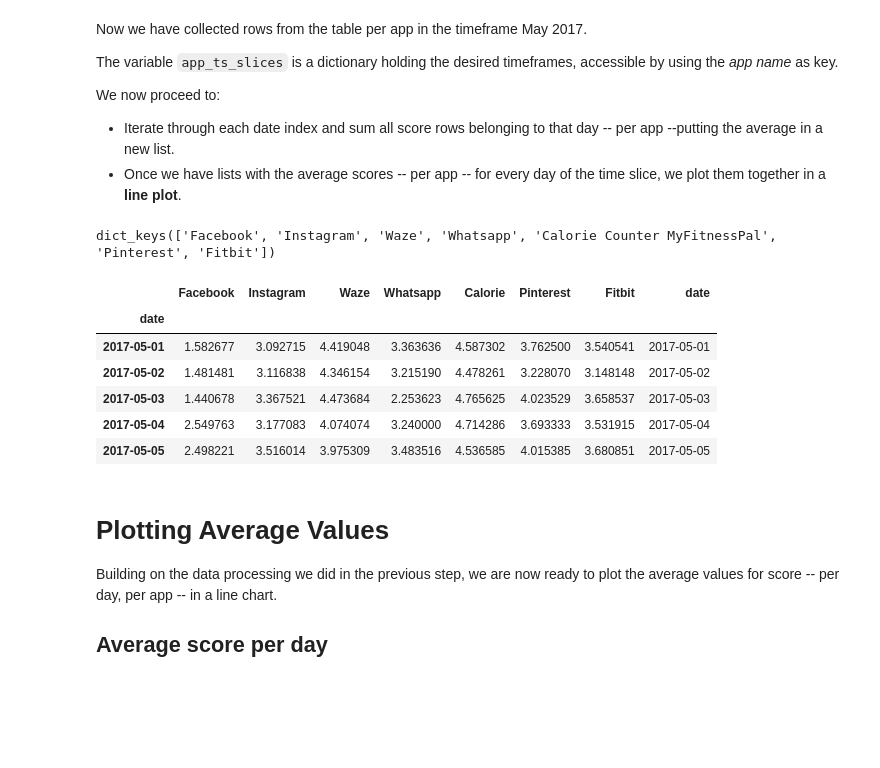
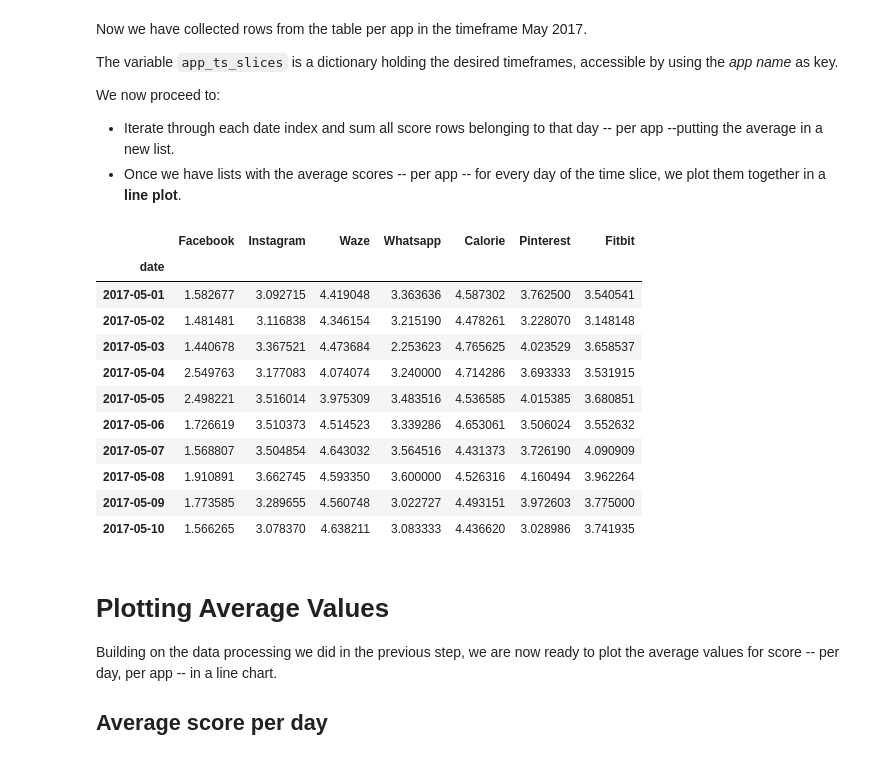
Before and after one commit to gohovd/twitter-anomales, a Jupyter notebook: Anomaly Detection in User Reviews.ipynb, the cells around one changed output. Cells and saved outputs as stored; diff of their text form; code cells hidden in the pictures; blank space fills up the shorter version.

```diff
--- a/Anomaly Detection in User Reviews.ipynb
+++ b/Anomaly Detection in User Reviews.ipynb
@@ -170,20 +116,15 @@ Pandas data structures for working with dates and times.
 # %%
 # The specific formatting of our 'date' column in table 'reviews'
-form = '%Y-%m-%d %H:%M:%S'
-app_ts = []
+form = '%Y-%m-%d'
 app_ts_dict = {}
 
 # Iterate over all DataFrames and add columns year, month, weekday
-for df in app_dfs:
-    df['date'] = pd.to_datetime(df['date'], format=form)
-    df = df.set_index(pd.DatetimeIndex(df['date']))
+for app, df in app_dfs.items():
     df['Year'] = df.index.year
     df['Month'] = df.index.month
     df['Weekday Name'] = df.index.weekday_name
-    app_ts.append(df)
-    app_ts_dict[df['app_name'][0]] = df;
+    app_ts_dict[app] = df;
 
 # Display sample
-app_ts[5].sample(5, random_state=0)
-app_ts[5].index
+app_ts_dict['Instagram'].sample(5, random_state=0)
 # %% [output]
@@ -281,46 +260,38 @@ We now proceed to:
 - Iterate through each date index and sum all score rows belonging to that day -- per app --putting the average in a new list.
 - Once we have lists with the average scores -- per app -- for every day of the time slice, we plot them together in a **line plot**.
 # %%
-print(app_ts_slices.keys())
+form = "%Y-%M-%D"
+date_range = pd.date_range("2017-05-01", "2017-05-30", freq="D") # MAY 2017
 
-date_range = pd.date_range("2017-05-01", "2017-05-30", freq="D")
-cols = app_ts_slices.keys()
+scores = {}
 
-scores = {
-    'Facebook': []
-}
-for app, df in app_ts_slices.items(): # go through each app name
-    scores[app] = [] # prepare a new entry in dictionary for the app
-    for single_date in date_range: # go through every date
-        app_scores = pd.read_sql_query('SELECT score ' # collect all scores on that date
-                             'FROM reviews '
-                             'WHERE date = (?) '
-                             'AND app_name = (?)',
-                              conn,
-                            params=(single_date.strftime(form), # param1: the date
-                                   app)) # param2: app name
+for app, df in app_ts_slices.items():
+    scores[app] = []
+    for single_date in date_range:
+        score_sum = sum(df.loc[single_date]['score'])
+        score_count = len(df.loc[single_date]['score'])
+        average_score = (score_sum/score_count)
+        scores[app].append(average_score)
 
-        num_rows = len(app_scores.index) # count the number of rows
-        score_sum_on_date = app_scores.sum(axis=0) # sum the rows
-        avg_score_on_date = (score_sum_on_date/num_rows) # sum / num = avg
-        scores[app].append(avg_score_on_date['score']) # { 'Facebook' : [list of avg scores] }
-
-scores_df = pd.DataFrame(scores, columns=cols) # make new dataframe
-scores_df['date'] = pd.to_datetime(date_range, format="%Y-%M-%D") # make DatetimeIndex
-scores_df = scores_df.set_index(pd.DatetimeIndex(scores_df['date'])) # set index to DatetimeIndex
-
-scores_df = scores_df.rename(columns={'Calorie Counter MyFitnessPal': 'Calorie'}) # rename difficult column
-
-scores_df.head(5)
+scores_df = pd.DataFrame(scores, columns=apps)
+scores_df['date'] = pd.to_datetime(date_range, format=form)
+scores_df = scores_df.set_index(scores_df['date'])
+scores_df = scores_df.rename(columns={'Calorie Counter MyFitnessPal': 'Calorie'}) # rename
+scores_df = scores_df.drop("date", axis=1)
+scores_df.head(10)
 # %% [output]
-dict_keys(['Facebook', 'Instagram', 'Waze', 'Whatsapp', 'Calorie Counter MyFitnessPal', 'Pinterest', 'Fitbit'])
-|  | Facebook | Instagram | Waze | Whatsapp | Calorie | Pinterest | Fitbit | date |
-| date |  |  |  |  |  |  |  |  |
-| 2017-05-01 | 1.582677 | 3.092715 | 4.419048 | 3.363636 | 4.587302 | 3.762500 | 3.540541 | 2017-05-01 |
-| 2017-05-02 | 1.481481 | 3.116838 | 4.346154 | 3.215190 | 4.478261 | 3.228070 | 3.148148 | 2017-05-02 |
-| 2017-05-03 | 1.440678 | 3.367521 | 4.473684 | 2.253623 | 4.765625 | 4.023529 | 3.658537 | 2017-05-03 |
-| 2017-05-04 | 2.549763 | 3.177083 | 4.074074 | 3.240000 | 4.714286 | 3.693333 | 3.531915 | 2017-05-04 |
-| 2017-05-05 | 2.498221 | 3.516014 | 3.975309 | 3.483516 | 4.536585 | 4.015385 | 3.680851 | 2017-05-05 |
+|  | Facebook | Instagram | Waze | Whatsapp | Calorie | Pinterest | Fitbit |
+| date |  |  |  |  |  |  |  |
+| 2017-05-01 | 1.582677 | 3.092715 | 4.419048 | 3.363636 | 4.587302 | 3.762500 | 3.540541 |
+| 2017-05-02 | 1.481481 | 3.116838 | 4.346154 | 3.215190 | 4.478261 | 3.228070 | 3.148148 |
+| 2017-05-03 | 1.440678 | 3.367521 | 4.473684 | 2.253623 | 4.765625 | 4.023529 | 3.658537 |
+| 2017-05-04 | 2.549763 | 3.177083 | 4.074074 | 3.240000 | 4.714286 | 3.693333 | 3.531915 |
+| 2017-05-05 | 2.498221 | 3.516014 | 3.975309 | 3.483516 | 4.536585 | 4.015385 | 3.680851 |
+| 2017-05-06 | 1.726619 | 3.510373 | 4.514523 | 3.339286 | 4.653061 | 3.506024 | 3.552632 |
+| 2017-05-07 | 1.568807 | 3.504854 | 4.643032 | 3.564516 | 4.431373 | 3.726190 | 4.090909 |
+| 2017-05-08 | 1.910891 | 3.662745 | 4.593350 | 3.600000 | 4.526316 | 4.160494 | 3.962264 |
+| 2017-05-09 | 1.773585 | 3.289655 | 4.560748 | 3.022727 | 4.493151 | 3.972603 | 3.775000 |
+| 2017-05-10 | 1.566265 | 3.078370 | 4.638211 | 3.083333 | 4.436620 | 3.028986 | 3.741935 |
 # %% [markdown]
 # Plotting Average Values
 Building on the data processing we did in the previous step, we are now ready to plot the average values for score -- per day, per app -- in a line chart.
```
Also changed, not shown: parts of 20 cells of this notebook.
